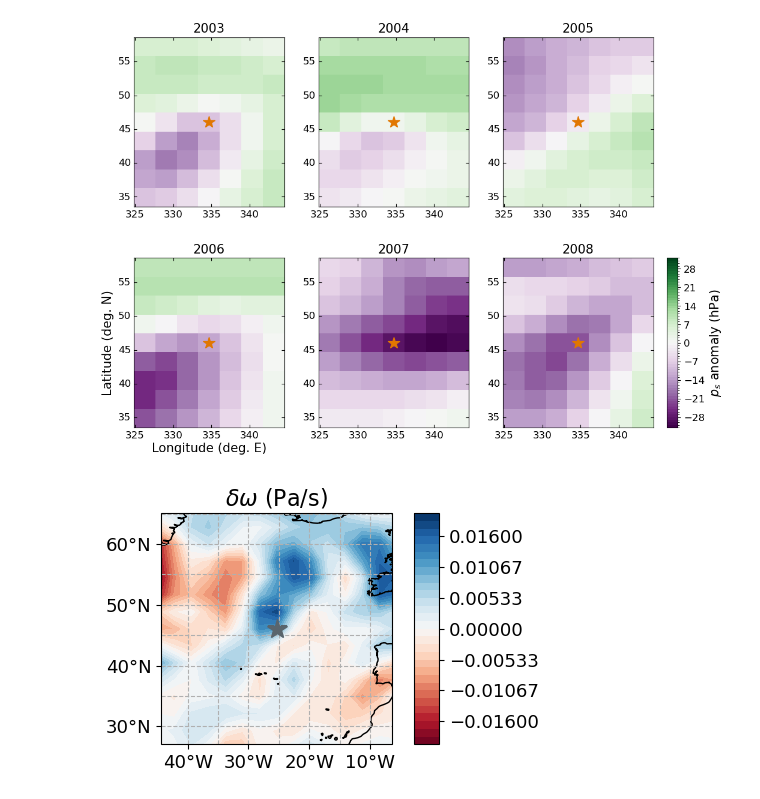
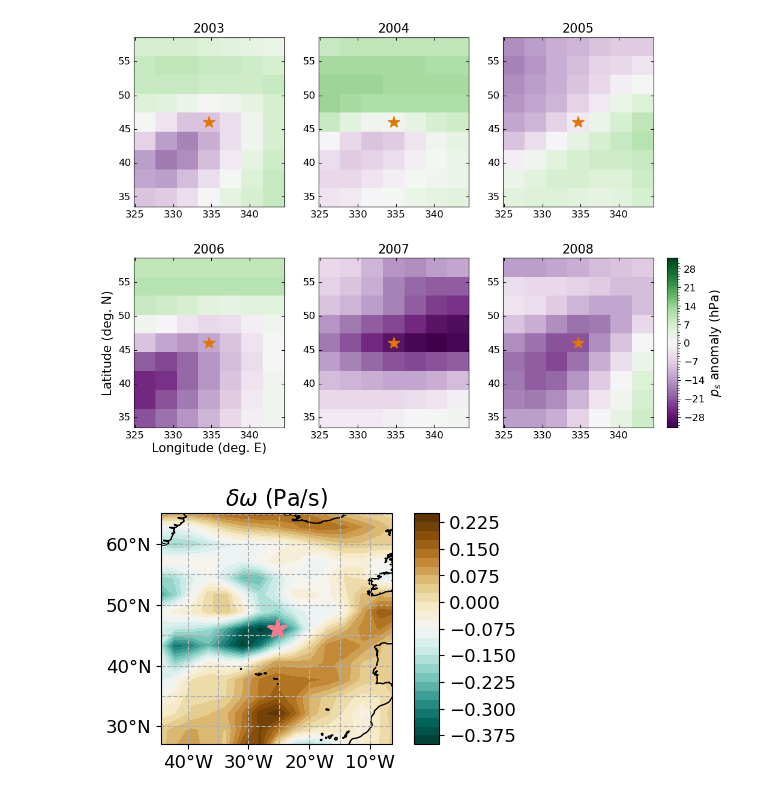
Before and after one commit to ageorgemorgan/epe-analysis, a Jupyter notebook: ps_localized.ipynb, the cells around one changed output. Drawn from its saved outputs; the diff is of its cells as text; code cells hidden in the pictures.

```diff
--- a/ps_localized.ipynb
+++ b/ps_localized.ipynb
@@ -63,7 +64,7 @@ ds_wap_daily =  get_ds(
         year_range,
         base_path = my_base_path,
         file_path = my_wap_file_path,
-).sel(plev = 5e3)
+).sel(plev = 500 * 100)
 # %%
 da_ps_daily = ds_ps_daily.ps
 field_vals, lon_plt, lat_plt = process_for_map(1e-2 * da_ps_daily.mean(dim="time"))
@@ -160,9 +161,11 @@ pr_central_grid_box = da_pr_localized.sel(lat = random_lat, lon = random_lon, me
 # %%
 ps_on_epe_days = []
 wap_on_epe_days = []
+epe_intensity = []
 
 for year in year_range:
     day_of_epe = get_day_of_extreme(pr_central_grid_box, year).values
+    epe_intensity.append(pr_central_grid_box.sel(time = day_of_epe).values)
 
     ps_on_epe_day_current_year = da_ps_localized.sel(time = day_of_epe, method = "ffill")
     ps_on_epe_days.append(ps_on_epe_day_current_year)
@@ -346,33 +353,33 @@ wap_epe_anom = (da_wap_on_epe_days - da_wap_localized.mean(dim="time")).sel(time
 # %%
 draw_global_map(
         wap_epe_anom.lon,
         wap_epe_anom.lat,
         wap_epe_anom.to_numpy(),
         title = r"$\delta \omega$ (Pa/s)",
         filled = True,
         show_fig = True,
         save_fig = False,
         levels = 30,
         # bbox = [local_bbox[0] + 2, 350, 30, 63],
         bbox = [local_bbox[0] + 2, local_bbox[1] - 2, local_bbox[2] + 2, local_bbox[3] - 2],
-        cmap = "RdBu",
+        cmap = "BrBG_r",
         cbar_params = [0.65, 0.11, 0.025, 0.77], # position, upper offset, width, cbar length
         xtickdelta = 10,
         ytickdelta = 10,
         figsize = (10, 3),
         point_to_label = [random_lon, random_lat],
-        point_to_label_color = "xkcd:slate gray",
-        vmin = -0.02,
-        vmax = 0.02,
+        point_to_label_color = "xkcd:carnation",
+        #vmin = -0.02,
+        #vmax = 0.02,
         draw_labels = False,
         label_contours = False,
         remove_cbar = False,
         fig = None,
         projection = ccrs.PlateCarree(central_longitude = 180),
         # outfilename = "special_point_medium" + ".png",
 )
 # %% [output]
-[figure, old version]
+[figure, new version]
 # %%
 fig, ax = plt.subplots(
             1,
```
Also changed, not shown: parts of 17 cells of this notebook, 2 other files.
